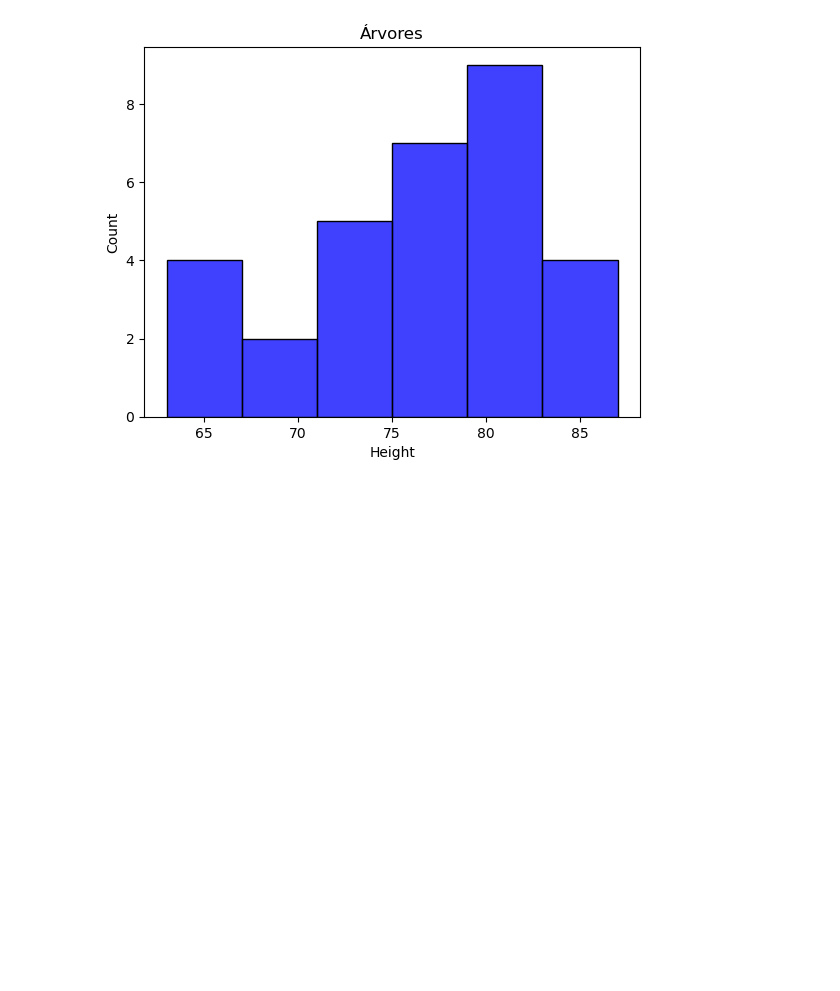
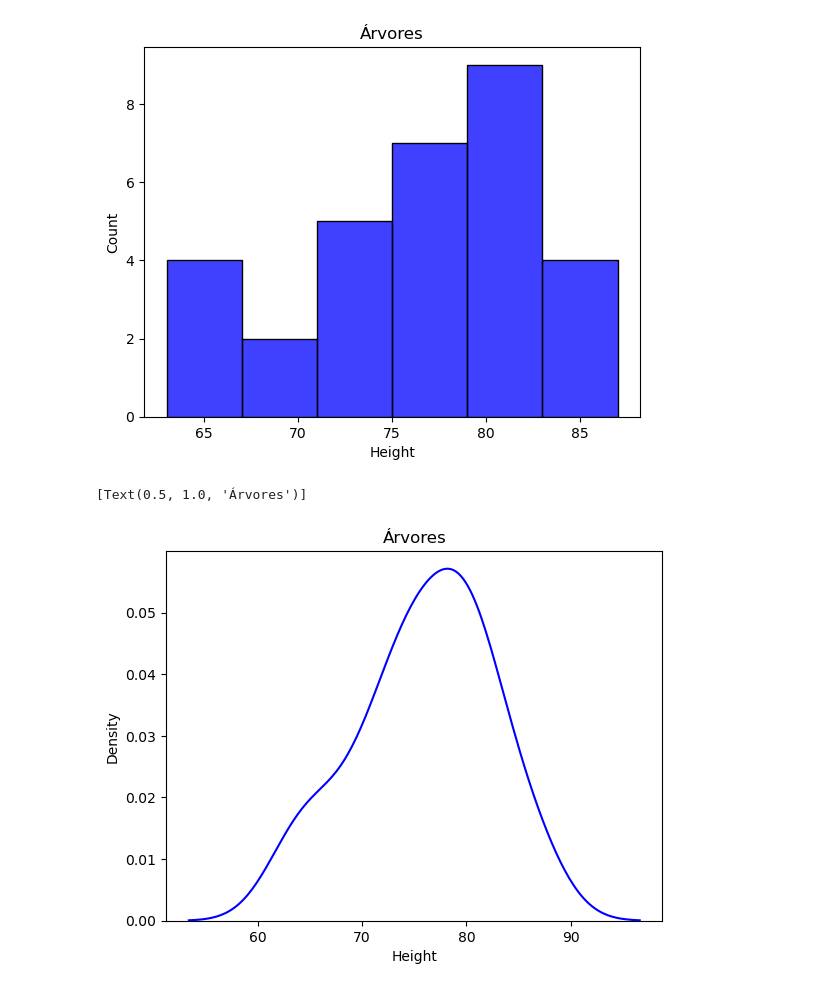
Before and after one commit to pedro-the-creator/Data-Analytics, a Jupyter notebook: Gráficos/densidade.ipynb, the cells around one changed output. Saved outputs shown, nothing was run; the diff lists cells and outputs as text; code cells hidden in the pictures; blank space fills up the shorter version.

```diff
--- a/Gráficos/densidade.ipynb
+++ b/Gráficos/densidade.ipynb
@@ -24,3 +24,8 @@ sns.histplot(base.iloc[:,1], kde=False, bins=6, color='blue').set(title='Árvore
 # %% [output]
 [Text(0.5, 1.0, 'Árvores')]
 [figure]
+# %%
+sns.kdeplot(base.iloc[:,1], color='blue').set(title='Árvores')
+# %% [output]
+[Text(0.5, 1.0, 'Árvores')]
+[figure, added]
```
Also changed, not shown: parts of 1 cell of this notebook, 10 other files.
